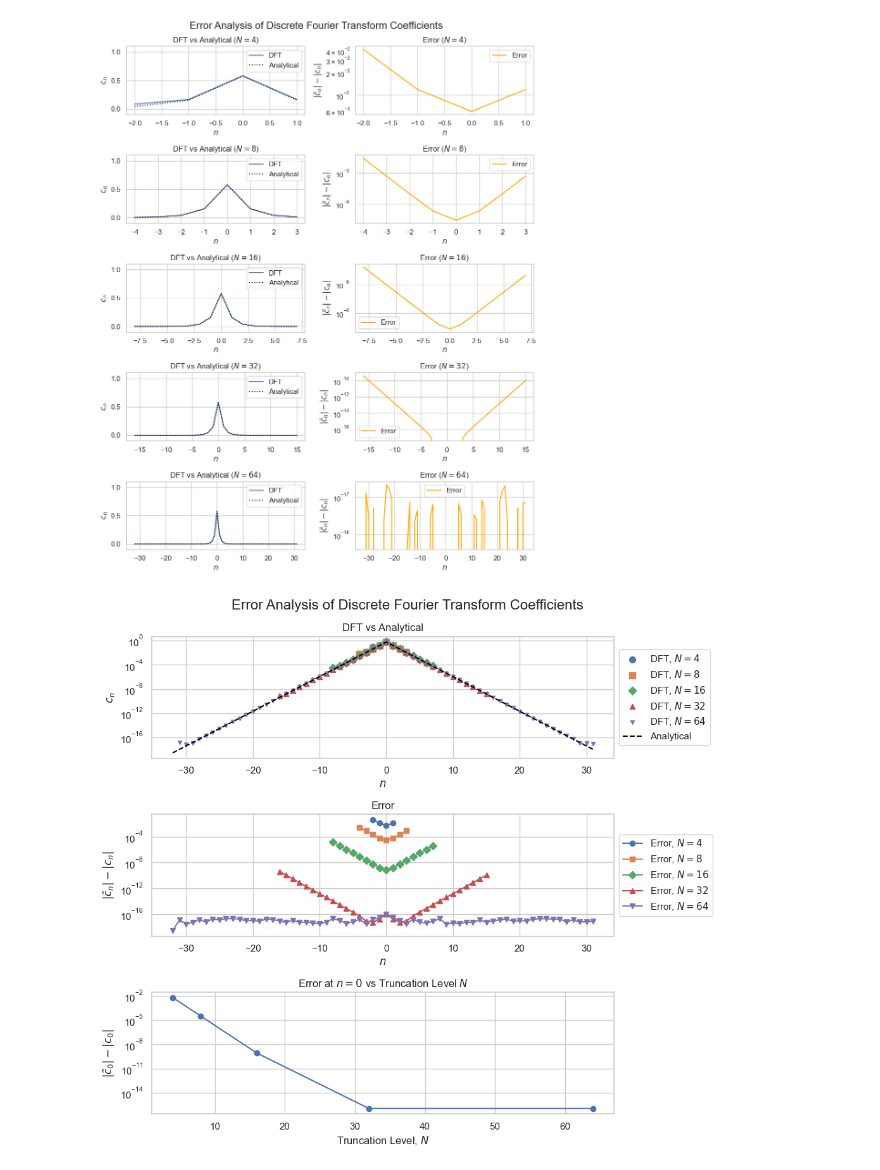
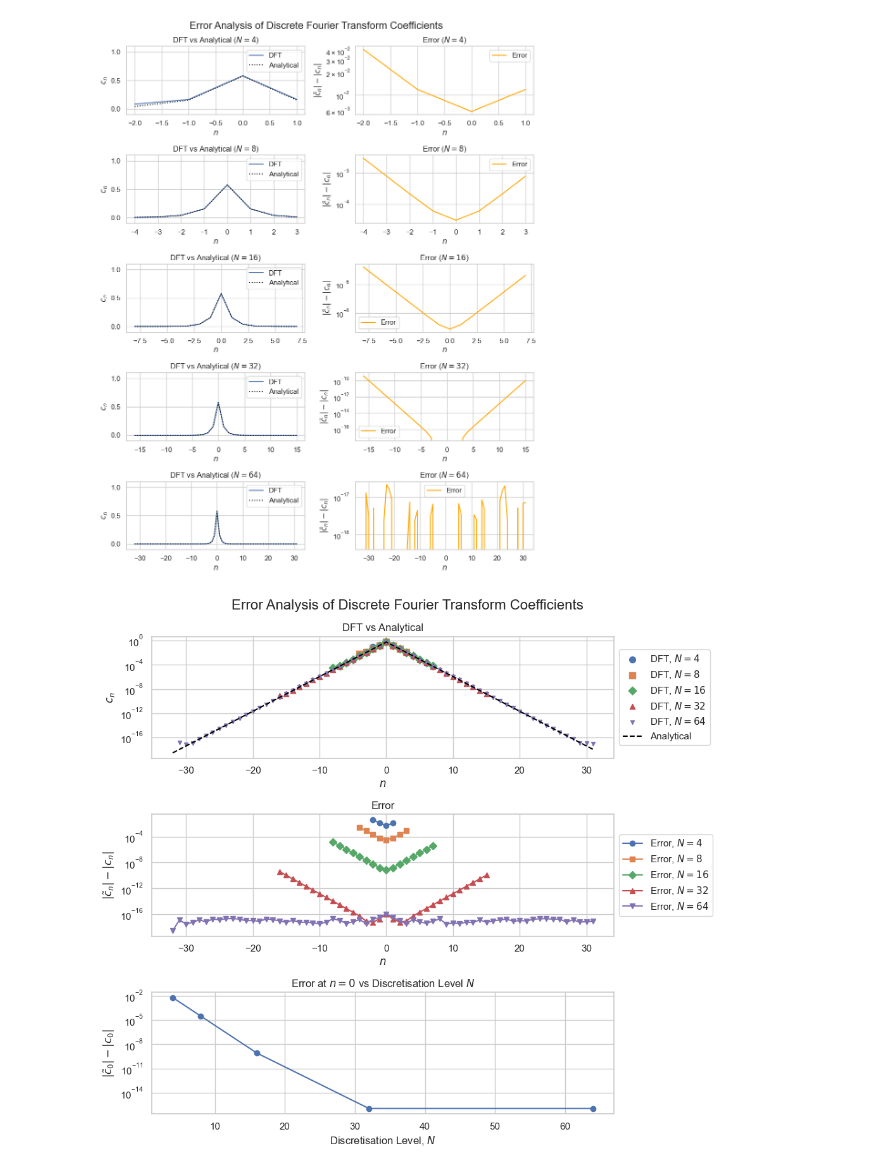
Before and after one commit to JeppeKlitgaard/02689-Advanced-Numerical-Methods, a Jupyter notebook: assignment_1/jk_1_fourier.ipynb, the cells around one changed output. Saved outputs shown, nothing was run; the diff lists cells and outputs as text; code cells hidden in the pictures.

Commit message:
feat: change to discretisation level

```diff
--- a/assignment_1/jk_1_fourier.ipynb
+++ b/assignment_1/jk_1_fourier.ipynb
@@ -340,33 +340,33 @@ ax1.legend(loc="center left", bbox_to_anchor=(1, 0.5))
 
 # Plot 2: Error
 for datum, marker in zip(convergence_data, markers):
     ax2.plot(
         datum["n_range"],
         datum["errors"],
         label=f"Error, $N={datum['N']}$",
         marker=marker,
         ms=6,
     )
 ax2.set_title("Error")
 ax2.set_xlabel("$n$")
 ax2.set_ylabel(r"$|\tilde{c}_n| - |c_n|$")
 ax2.semilogy()
 ax2.legend(loc="center left", bbox_to_anchor=(1, 0.5))
 
 # Plot 3: Error at n=0 vs N
 N_values = [datum["N"] for datum in convergence_data]
 error_n0_values = [datum["error_n0"] for datum in convergence_data]
 ax3.plot(N_values, error_n0_values, marker="o")
-ax3.set_title("Error at $n=0$ vs Truncation Level $N$")
-ax3.set_xlabel("Truncation Level, $N$")
+ax3.set_title("Error at $n=0$ vs Discretisation Level $N$")
+ax3.set_xlabel("Discretisation Level, $N$")
 ax3.set_ylabel("$|\\tilde{c}_0| - |c_0|$")
 ax3.semilogy()
 
 plt.suptitle("Error Analysis of Discrete Fourier Transform Coefficients", fontsize=16)
 plt.tight_layout()
 plt.savefig(
     "report/output/1b_fourier_dft_error_analysis.png", dpi=600, bbox_inches="tight"
 )
 plt.show()
 # %% [output]
-[figure, old version]
+[figure, new version]
```
Also changed, not shown: 1 other file.
